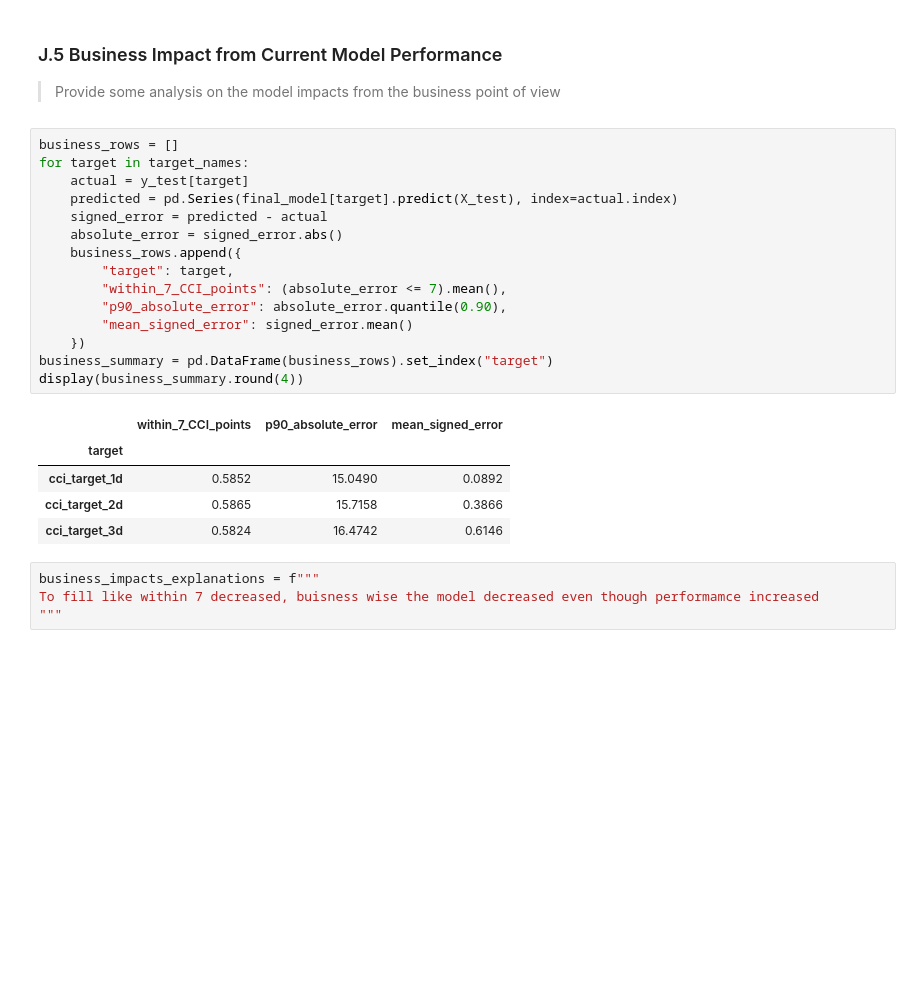
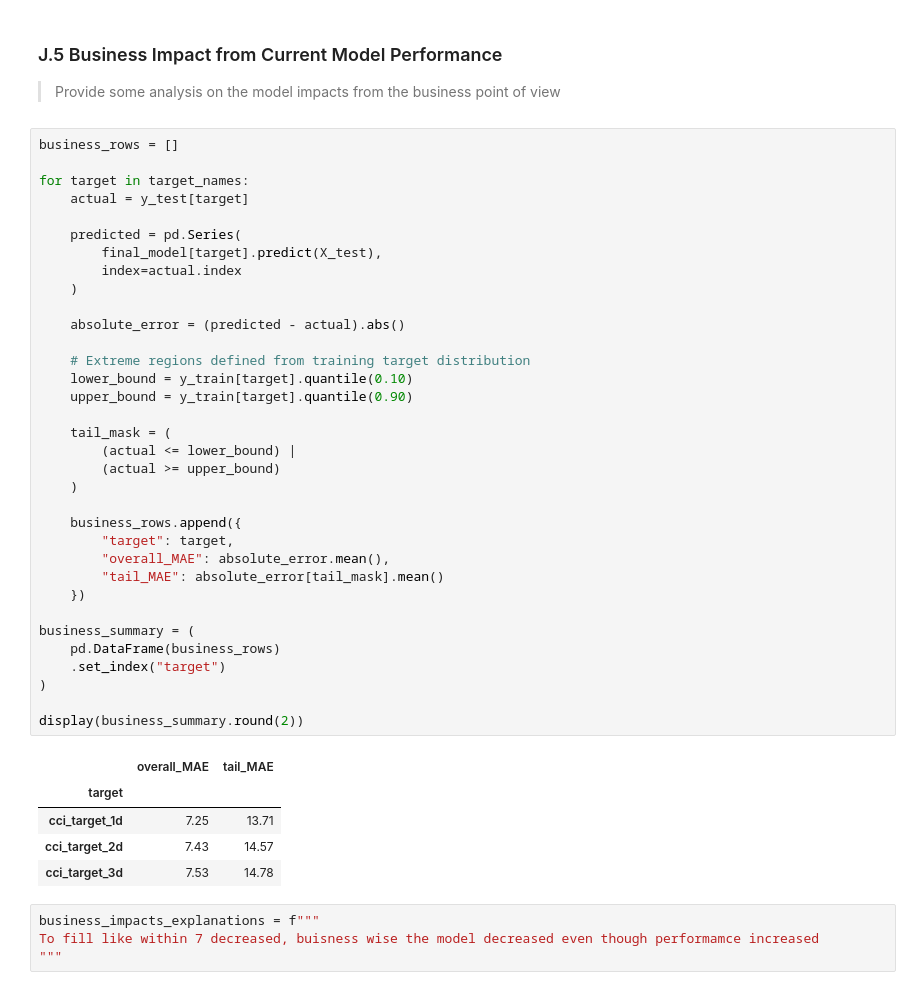
Before and after one commit to RP28/36120-26SP-AT2-26294153-experiments, a Jupyter notebook: notebooks/comfort_climate/36120_26SP_AT2_26294153_experiment_2.ipynb, the cells around one changed output. Drawn from its saved outputs; the diff is of its cells as text; blank space fills up the shorter version.

```diff
--- a/notebooks/comfort_climate/36120_26SP_AT2_26294153_experiment_2.ipynb
+++ b/notebooks/comfort_climate/36120_26SP_AT2_26294153_experiment_2.ipynb
@@ -763,25 +763,44 @@ The final weighted Lasso models use the weighting families identified during man
 > Provide some analysis on the model impacts from the business point of view
 # %%
 business_rows = []
+
 for target in target_names:
     actual = y_test[target]
-    predicted = pd.Series(final_model[target].predict(X_test), index=actual.index)
-    signed_error = predicted - actual
-    absolute_error = signed_error.abs()
+
+    predicted = pd.Series(
+        final_model[target].predict(X_test),
+        index=actual.index
+    )
+
+    absolute_error = (predicted - actual).abs()
+
+    # Extreme regions defined from training target distribution
+    lower_bound = y_train[target].quantile(0.10)
+    upper_bound = y_train[target].quantile(0.90)
+
+    tail_mask = (
+        (actual <= lower_bound) |
+        (actual >= upper_bound)
+    )
+
     business_rows.append({
         "target": target,
-        "within_7_CCI_points": (absolute_error <= 7).mean(),
-        "p90_absolute_error": absolute_error.quantile(0.90),
-        "mean_signed_error": signed_error.mean()
+        "overall_MAE": absolute_error.mean(),
+        "tail_MAE": absolute_error[tail_mask].mean()
     })
-business_summary = pd.DataFrame(business_rows).set_index("target")
-display(business_summary.round(4))
+
+business_summary = (
+    pd.DataFrame(business_rows)
+    .set_index("target")
+)
+
+display(business_summary.round(2))
 # %% [output]
-|  | within_7_CCI_points | p90_absolute_error | mean_signed_error |
-| target |  |  |  |
-| cci_target_1d | 0.5852 | 15.0490 | 0.0892 |
-| cci_target_2d | 0.5865 | 15.7158 | 0.3866 |
-| cci_target_3d | 0.5824 | 16.4742 | 0.6146 |
+|  | overall_MAE | tail_MAE |
+| target |  |  |
+| cci_target_1d | 7.25 | 13.71 |
+| cci_target_2d | 7.43 | 14.57 |
+| cci_target_3d | 7.53 | 14.78 |
 # %%
 business_impacts_explanations = f"""
 To fill like within 7 decreased, buisness wise the model decreased even though performamce increased
```
Also changed, not shown: 3 other files.
